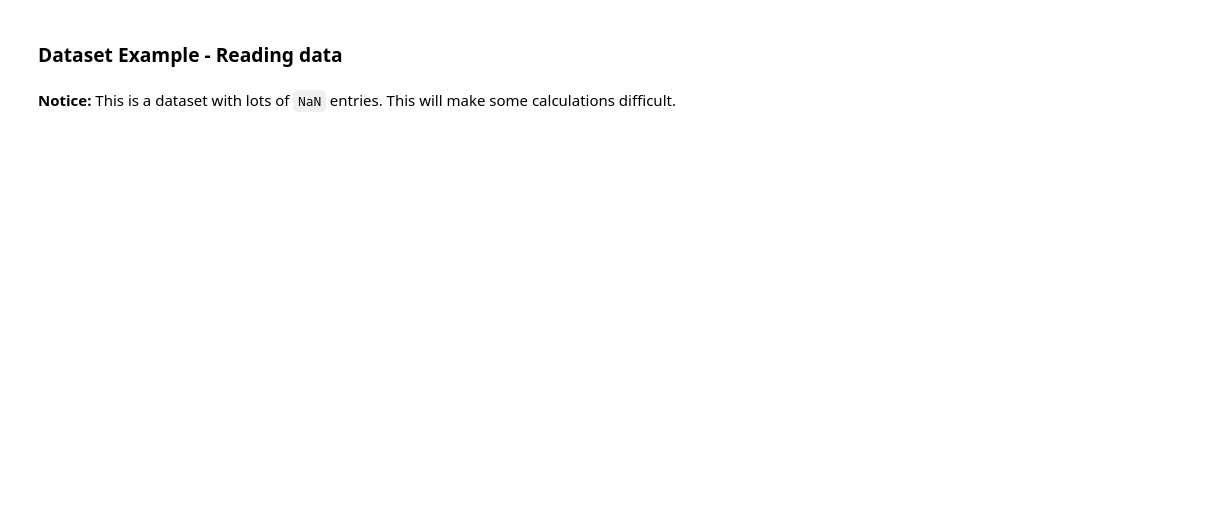
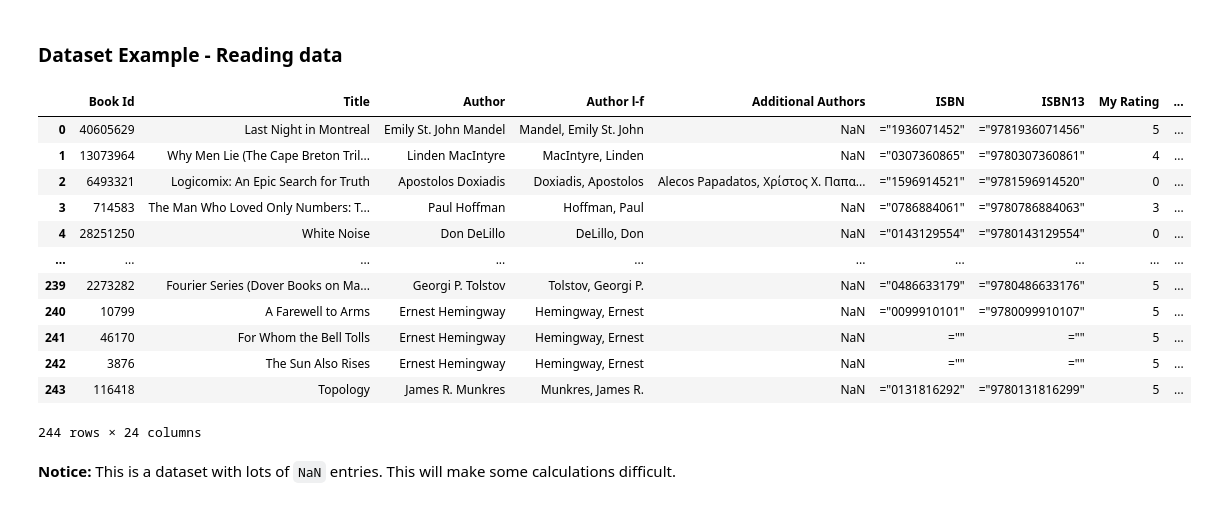
Before and after one commit to bourdin/MATH1MP3_W2026, a Jupyter notebook: Notebooks/C01/11-Pandas-2.ipynb, the cells around one changed output. Drawn from its saved outputs; the diff is of its cells as text; code cells hidden in the pictures; blank space fills up the shorter version.

```diff
--- a/Notebooks/C01/11-Pandas-2.ipynb
+++ b/Notebooks/C01/11-Pandas-2.ipynb
@@ -77,5 +93,23 @@ plt.show()
 # %% [markdown]
 ### Dataset Example - Reading data
+# %%
+df = pd.read_csv("JohnBookData.csv")
+# %%
+df
+# %% [output]
+|  | Book Id | Title | Author | Author l-f | Additional Authors | ISBN | ISBN13 | My Rating | ... |
+| 0 | 40605629 | Last Night in Montreal | Emily St. John Mandel | Mandel, Emily St. John | NaN | ="1936071452" | ="9781936071456" | 5 | ... |
+| 1 | 13073964 | Why Men Lie (The Cape Breton Tril... | Linden MacIntyre | MacIntyre, Linden | NaN | ="0307360865" | ="9780307360861" | 4 | ... |
+| 2 | 6493321 | Logicomix: An Epic Search for Truth | Apostolos Doxiadis | Doxiadis, Apostolos | Alecos Papadatos, Χρίστος Χ. Παπα... | ="1596914521" | ="9781596914520" | 0 | ... |
+| 3 | 714583 | The Man Who Loved Only Numbers: T... | Paul Hoffman | Hoffman, Paul | NaN | ="0786884061" | ="9780786884063" | 3 | ... |
+| 4 | 28251250 | White Noise | Don DeLillo | DeLillo, Don | NaN | ="0143129554" | ="9780143129554" | 0 | ... |
+| ... | ... | ... | ... | ... | ... | ... | ... | ... | ... |
+| 239 | 2273282 | Fourier Series (Dover Books on Ma... | Georgi P. Tolstov | Tolstov, Georgi P. | NaN | ="0486633179" | ="9780486633176" | 5 | ... |
+| 240 | 10799 | A Farewell to Arms | Ernest Hemingway | Hemingway, Ernest | NaN | ="0099910101" | ="9780099910107" | 5 | ... |
+| 241 | 46170 | For Whom the Bell Tolls | Ernest Hemingway | Hemingway, Ernest | NaN | ="" | ="" | 5 | ... |
+| 242 | 3876 | The Sun Also Rises | Ernest Hemingway | Hemingway, Ernest | NaN | ="" | ="" | 5 | ... |
+| 243 | 116418 | Topology | James R. Munkres | Munkres, James R. | NaN | ="0131816292" | ="9780131816299" | 5 | ... |
+244 rows × 24 columns
 # %%
 df = pd.read_csv("JohnBookData.csv")
 df= df.loc[:, 'Title': 'Date Added']
```
Also changed, not shown: parts of 18 cells of this notebook.
